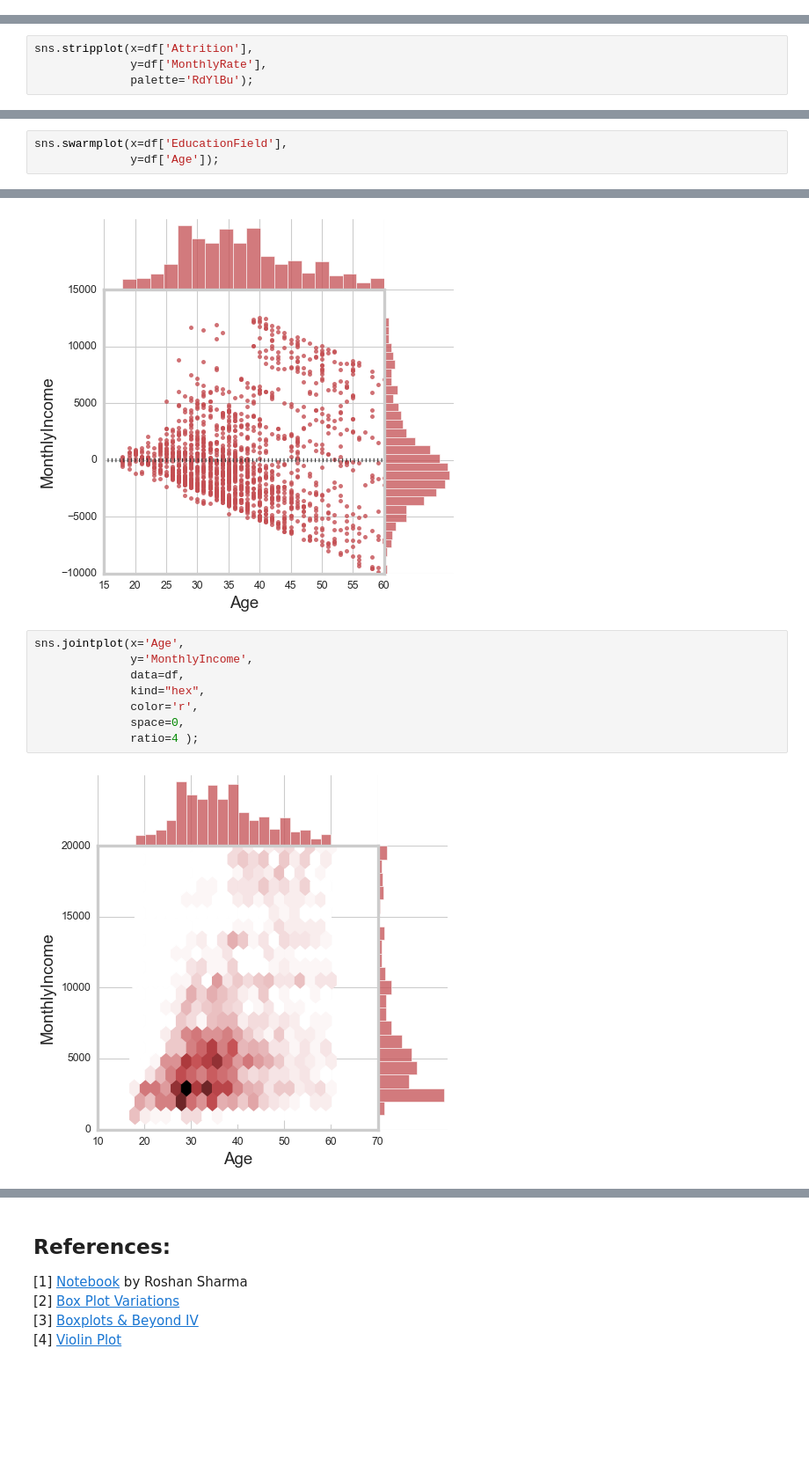
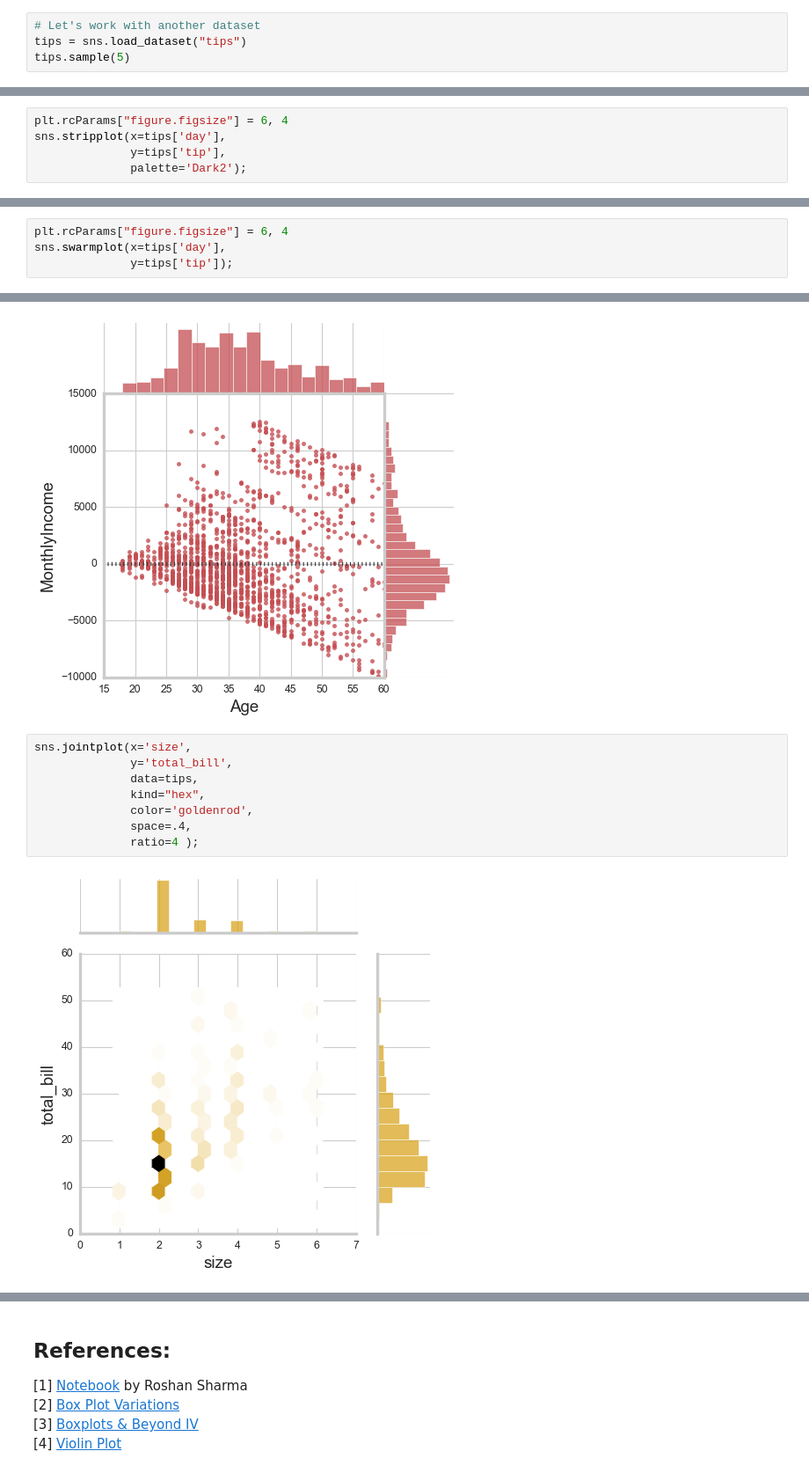
Before and after one commit to skacem/TIL, a Jupyter notebook: seaborn_intro.ipynb, the cells around one changed output, grey strips where cells are left out. Shown at 88% size. Cells and saved outputs as stored; diff of their text form; blank space fills up the shorter version.

Commit message:
add jointplots

```diff
--- a/seaborn_intro.ipynb
+++ b/seaborn_intro.ipynb
@@ -312,3 +315,7 @@ sns.violinplot(x=df['EducationField'],
 
 Strip plots are a good complement to a box or violin plot in cases where you want to show all observations along with some representation of the underlying distribution.
 Strip plot always treats one of the variables as categorical and draws data at ordinal positions (0, 1, ... n) on the relevant axis, even when the data has a numeric or date type.
+# %%
+# Let's work with another dataset
+tips = sns.load_dataset("tips")
+tips.sample(5)
@@ -315,5 +329,6 @@ Strip plot always treats one of the variables as categorical and draws data at o
 # %%
-sns.stripplot(x=df['Attrition'],
-              y=df['MonthlyRate'],
-              palette='RdYlBu');
+plt.rcParams["figure.figsize"] = 6, 4
+sns.stripplot(x=tips['day'],
+              y=tips['tip'],
+              palette='Dark2');
 # %% [output]
@@ -348,6 +363,7 @@ sns.violinplot(x=df['Attrition'],
 
 Swarm plots are similar to strip plots, only the points are adjusted so to represent the distribution of the data. As for the strip plots, swarm plots can be drawn on their own, or as complement to a box plot.
 # %%
-sns.swarmplot(x=df['EducationField'],
-              y=df['Age']);
+plt.rcParams["figure.figsize"] = 6, 4
+sns.swarmplot(x=tips['day'],
+              y=tips['tip']);
 # %% [output]
@@ -379,12 +395,12 @@ sns.jointplot(x='Age',
 # %% [output]
 [figure]
 # %%
-sns.jointplot(x='Age',
-              y='MonthlyIncome',
-              data=df,
+sns.jointplot(x='size',
+              y='total_bill',
+              data=tips,
               kind="hex",
-              color='r',
-              space=0,
+              color='goldenrod',
+              space=.4,
               ratio=4 );
 # %% [output]
-[figure, old version]
+[figure, new version]
```
Also changed, not shown: parts of 9 cells of this notebook.
